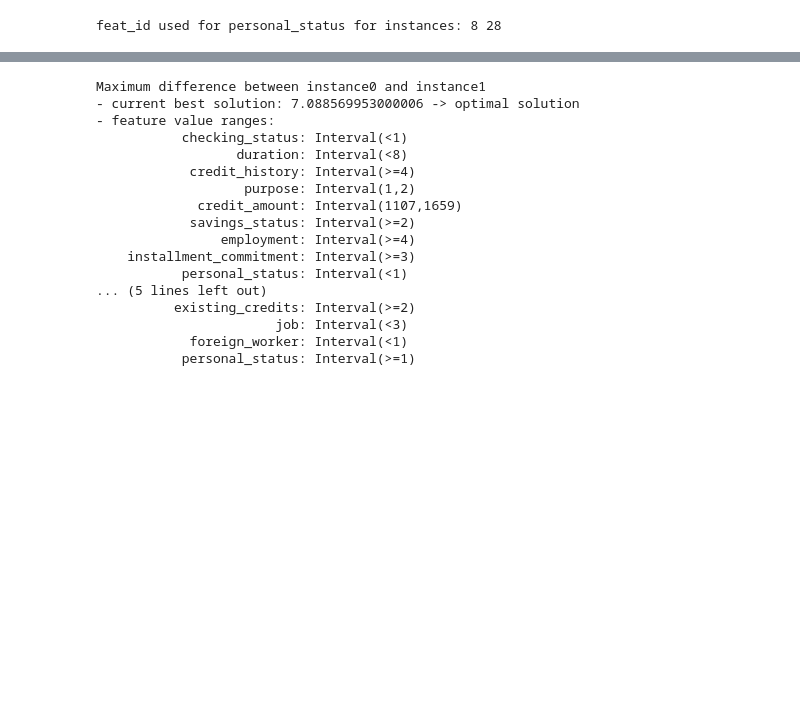
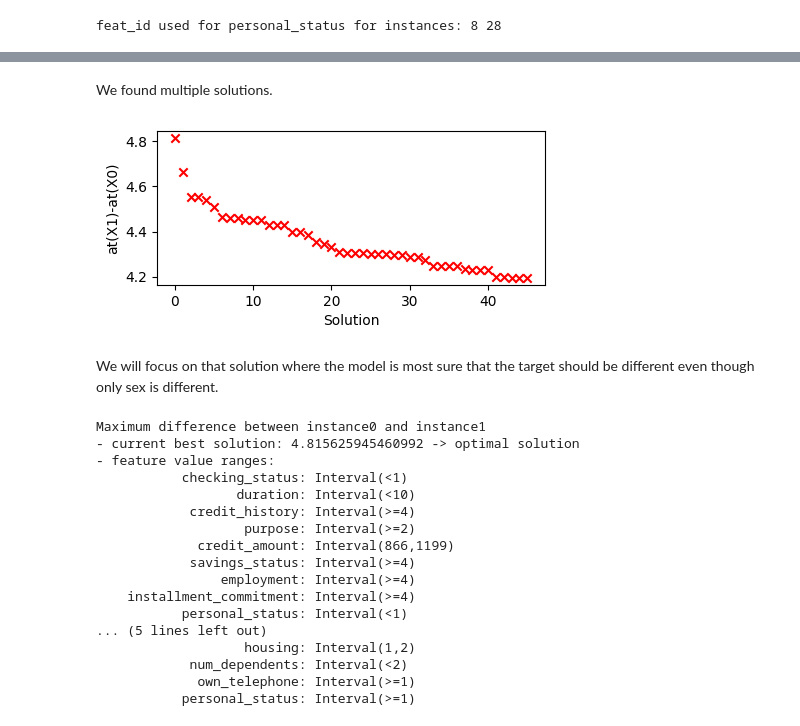
Before and after one commit to laudv/veritas, a Jupyter notebook: examples/global_fairness_verification.ipynb, the cells around one changed output, grey strips where cells are left out. Drawn from its saved outputs; the diff is of its cells as text; code cells hidden in the pictures; blank space fills up the shorter version.

```diff
--- a/examples/global_fairness_verification.ipynb
+++ b/examples/global_fairness_verification.ipynb
@@ -168,29 +185,42 @@ plt.scatter(len(bounds)-1, sol.output, marker="x", color="red");
+# %% [markdown]
+We found multiple solutions.
+# %%
+plt.figure(figsize=(5,2))
+sol_i = list(range(search.num_solutions()))
+sol_values = [search.get_solution(i).output for i in sol_i]
+plt.xlabel('Solution')
+plt.ylabel('at(X1)-at(X0)')
+plt.scatter(sol_i, sol_values, marker="x", color="red");
+# %% [output]
+[figure, added]
+# %% [markdown]
+We will focus on that solution where the model is most sure that the target should be different even though only sex is different.
 # %%
 print("Maximum difference between instance0 and instance1")
 if search.num_solutions() > 0:
-    sol = s.get_solution(0)
+    sol = search.get_solution(0)
     print("- current best solution:", sol.output, "->",
-          "optimal" if s.is_optimal() else "suboptimal", "solution")
+          "optimal" if search.is_optimal() else "suboptimal", "solution")
     # print("- feature value ranges", sol.box())
     print("- feature value ranges:")
     for key, interval in sol.box().items():
         print(f"  {feat_map.get_name(key):>24}: {interval}")
 # %% [output]
 Maximum difference between instance0 and instance1
-- current best solution: 7.088569953000006 -> optimal solution
+- current best solution: 4.815625945460992 -> optimal solution
 - feature value ranges:
            checking_status: Interval(<1)
-                  duration: Interval(<8)
+                  duration: Interval(<10)
             credit_history: Interval(>=4)
-                   purpose: Interval(1,2)
-             credit_amount: Interval(1107,1659)
-            savings_status: Interval(>=2)
+                   purpose: Interval(>=2)
+             credit_amount: Interval(866,1199)
+            savings_status: Interval(>=4)
                 employment: Interval(>=4)
-    installment_commitment: Interval(>=3)
+    installment_commitment: Interval(>=4)
            personal_status: Interval(<1)
 ... (5 lines left out)
-          existing_credits: Interval(>=2)
-                       job: Interval(<3)
-            foreign_worker: Interval(<1)
+                   housing: Interval(1,2)
+            num_dependents: Interval(<2)
+             own_telephone: Interval(>=1)
            personal_status: Interval(>=1)
 # %%
```
Also changed, not shown: parts of 9 cells of this notebook.
